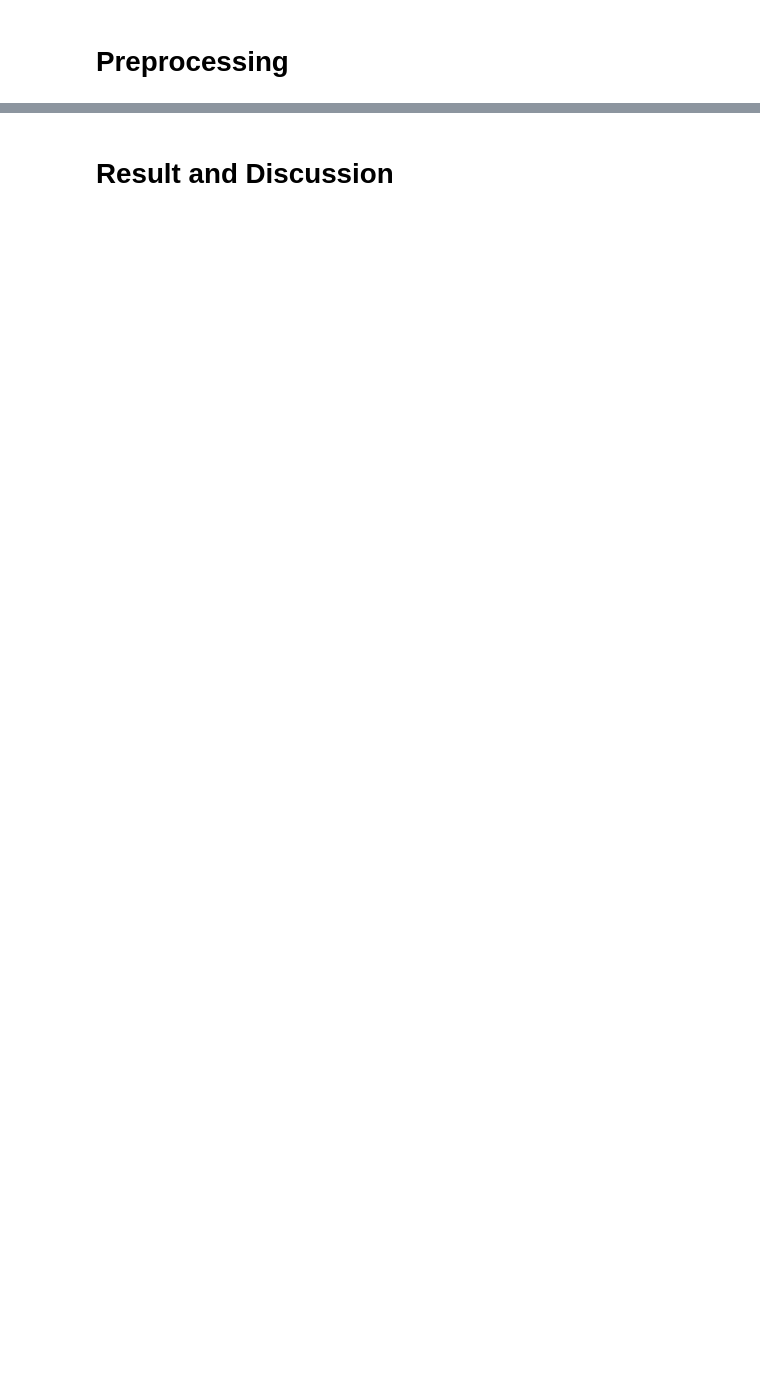
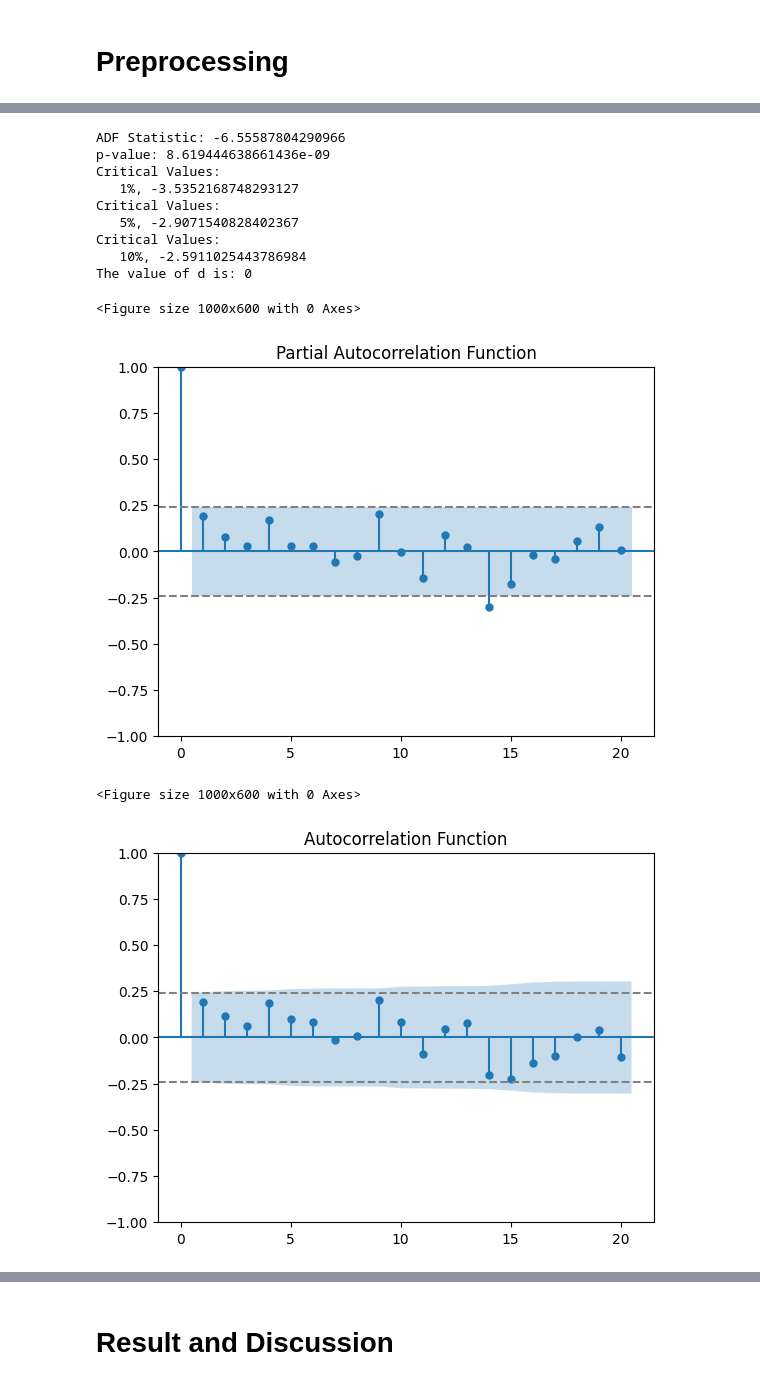
Before and after one commit to slidingsoul/bda_final, a Jupyter notebook: bda_final_notebook.ipynb, the cells around one changed output, grey strips where cells are left out. Drawn from its saved outputs; the diff is of its cells as text; code cells hidden in the pictures; blank space fills up the shorter version.

```diff
--- a/bda_final_notebook.ipynb
+++ b/bda_final_notebook.ipynb
@@ -400,0 +406,49 @@ tanggal
+# %%
+ts2 = combined_indexed_df['tomat_terjual']
+
+def adf_test(series):
+    result = adfuller(series)
+    print('ADF Statistic:', result[0])
+    print('p-value:', result[1])
+    for key, value in result[4].items():
+        print('Critical Values:')
+        print(f'   {key}, {value}')
+    return result[1]
+
+p_value = adf_test(ts2)
+
+d = 0
+while p_value > 0.05:
+    d += 1
+    ts2 = ts2.diff().dropna()
+    p_value = adf_test(ts2)
+
+print(f'The value of d is: {d}')
+
+plt.figure(figsize=(10, 6))
+plot_pacf(ts2, lags=20)
+plt.axhline(y=1.96/np.sqrt(len(ts2)), linestyle='--', color='gray')
+plt.axhline(y=-1.96/np.sqrt(len(ts2)), linestyle='--', color='gray')
+plt.title('Partial Autocorrelation Function')
+plt.show()
+
+plt.figure(figsize=(10, 6))
+plot_acf(ts2, lags=20)
+plt.axhline(y=1.96/np.sqrt(len(ts2)), linestyle='--', color='gray')
+plt.axhline(y=-1.96/np.sqrt(len(ts2)), linestyle='--', color='gray')
+plt.title('Autocorrelation Function')
+plt.show()
+# %% [output]
+ADF Statistic: -6.55587804290966
+p-value: 8.619444638661436e-09
+Critical Values:
+   1%, -3.5352168748293127
+Critical Values:
+   5%, -2.9071540828402367
+Critical Values:
+   10%, -2.5911025443786984
+The value of d is: 0
+<Figure size 1000x600 with 0 Axes>
+[figure, added]
+<Figure size 1000x600 with 0 Axes>
+[figure, added]
```
Also changed, not shown: parts of 64 cells of this notebook, 1 other file.
